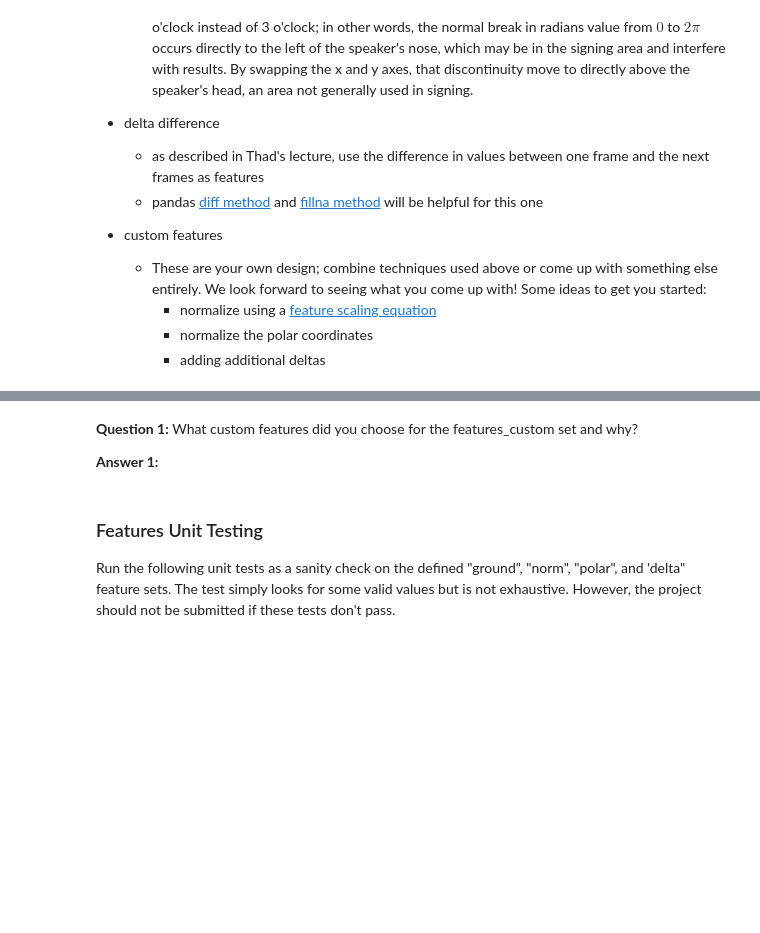
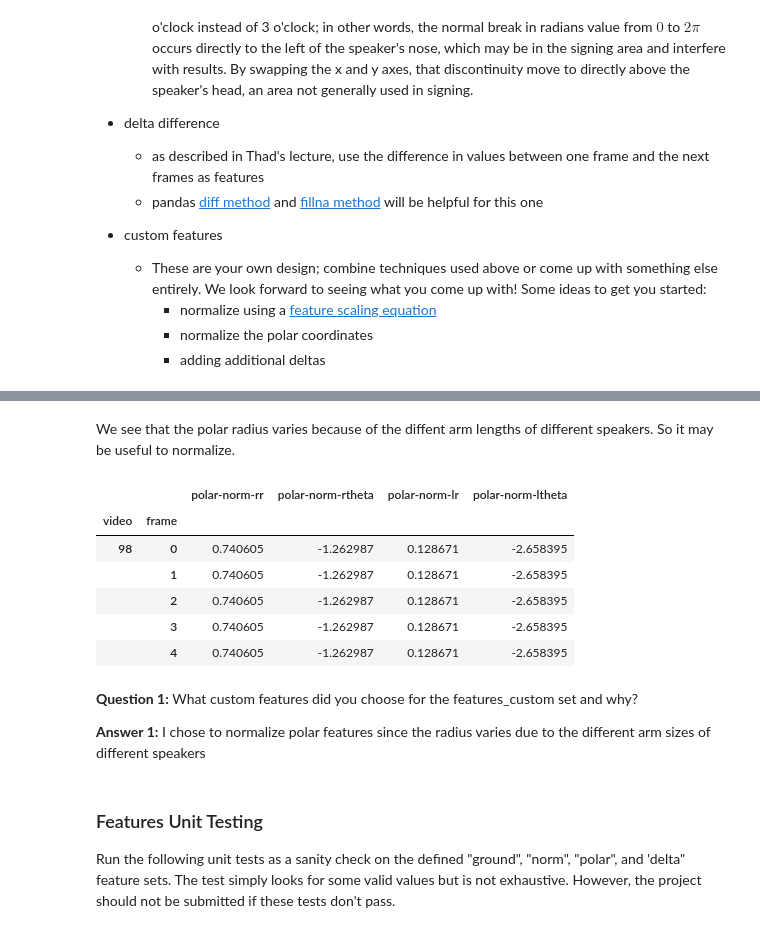
Before and after one commit to tcnguyen/udacity-ai-recognizer-hmm, a Jupyter notebook: asl_recognizer.ipynb, the cells around one changed output, grey strips where cells are left out. Saved outputs shown, nothing was run; the diff lists cells and outputs as text; code cells hidden in the pictures; blank space fills up the shorter version.

```diff
--- a/asl_recognizer.ipynb
+++ b/asl_recognizer.ipynb
@@ -237,0 +228,2 @@ asl.df['delta-ly'] = pd.DataFrame.diff(asl.df['left-y']).fillna(method='bfill')
+# %% [markdown]
+We see that the polar radius varies because of the diffent arm lengths of different speakers. So it may be useful to normalize.
@@ -238,7 +234,17 @@ asl.df['delta-ly'] = pd.DataFrame.diff(asl.df['left-y']).fillna(method='bfill')
+# %%
+asl.df[features_polar_norm].head()
+# %% [output]
+|  |  | polar-norm-rr | polar-norm-rtheta | polar-norm-lr | polar-norm-ltheta |
+| video | frame |  |  |  |  |
+| 98 | 0 | 0.740605 | -1.262987 | 0.128671 | -2.658395 |
+|  | 1 | 0.740605 | -1.262987 | 0.128671 | -2.658395 |
+|  | 2 | 0.740605 | -1.262987 | 0.128671 | -2.658395 |
+|  | 3 | 0.740605 | -1.262987 | 0.128671 | -2.658395 |
+|  | 4 | 0.740605 | -1.262987 | 0.128671 | -2.658395 |
 # %% [markdown]
 **Question 1:**  What custom features did you choose for the features_custom set and why?
 
-**Answer 1:**
+**Answer 1:** I chose to normalize polar features since the radius varies due to the different arm sizes of different speakers
 # %% [markdown]
 <a id='part1_test'></a>
 ### Features Unit Testing
```
Also changed, not shown: parts of 50 cells of this notebook, 1 other file.
